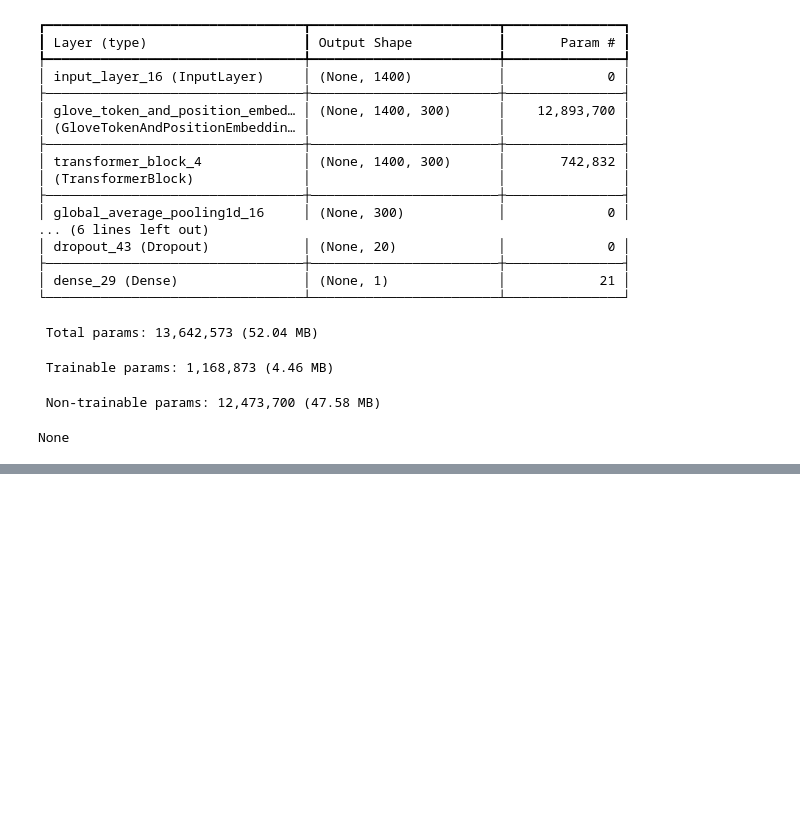
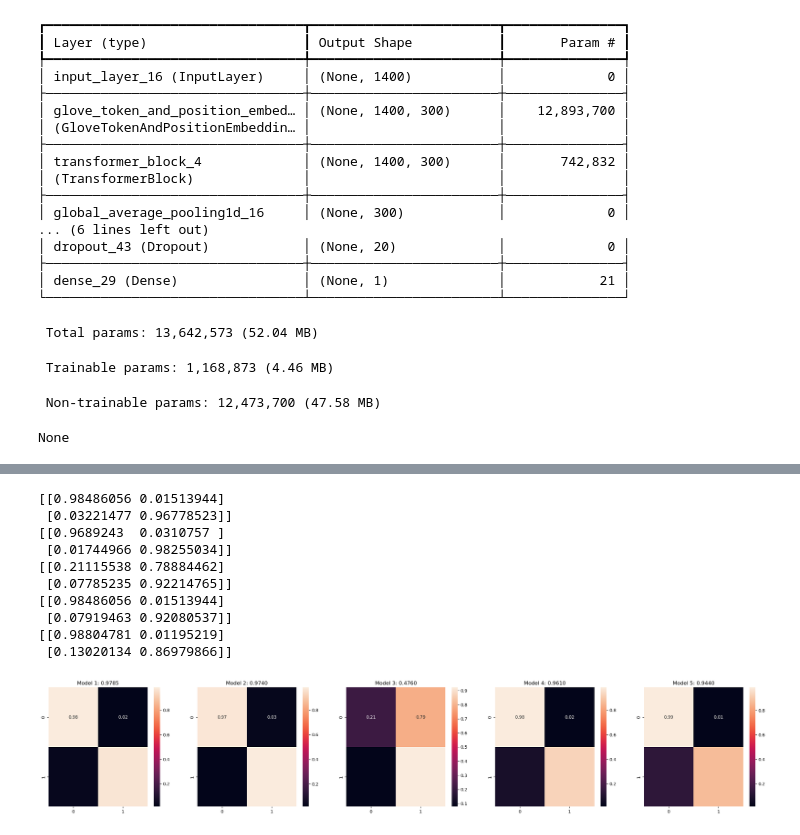
Before and after one commit to JocelynRupp/ML_Lab_7, a Jupyter notebook: Lab 7.ipynb, the cells around one changed output, grey strips where cells are left out. Drawn from its saved outputs; the diff is of its cells as text; code cells hidden in the pictures; blank space fills up the shorter version.

```diff
--- a/Lab 7.ipynb
+++ b/Lab 7.ipynb
@@ -763,0 +1013,6 @@ mcnemar(y_test, yhat3, yhat4)
+# %%
+pred5 = model_xformer5.predict(X_test)
+yhat5 = np.round(list(map(lambda x: x[0], pred5)))
+
+print(mt.classification_report(y_test, yhat5))
+mt.f1_score(y_test, yhat5)
@@ -763,0 +1064,36 @@ mcnemar(y_test, yhat3, yhat4)
+# %%
+# heatmap to compare the performance of of 5 models
+from sklearn import metrics as mt
+from matplotlib import pyplot as plt
+import seaborn as sns
+%matplotlib inline
+
+def heatmaps(y, yhats, labels=["Human", "AI"]):
+    plt.figure(figsize=(30,5))
+    for i, yhat in enumerate(yhats):
+        acc_cnn = mt.accuracy_score(y_test,yhat)
+        plt.subplot(1,len(yhats),i+1)
+        cm = mt.confusion_matrix(y,yhat)
+        cm = cm/np.sum(cm,axis=1)[:,np.newaxis]
+        print(cm)
+        sns.heatmap(cm, annot=True, fmt='.2f')
+        plt.title(f'Model {i+1}: {acc_cnn:.4f}')
+
+    plt.show()
+# %%
+all_yhats = [
+    yhat1, yhat2, yhat3, yhat4, yhat5
+]
+heatmaps(y_test, all_yhats)
+# %% [output]
+[[0.98486056 0.01513944]
+ [0.03221477 0.96778523]]
+[[0.9689243  0.0310757 ]
+ [0.01744966 0.98255034]]
+[[0.21115538 0.78884462]
+ [0.07785235 0.92214765]]
+[[0.98486056 0.01513944]
+ [0.07919463 0.92080537]]
+[[0.98804781 0.01195219]
+ [0.13020134 0.86979866]]
+[figure, added]
```
Also changed, not shown: parts of 73 cells of this notebook, 2 other files.
